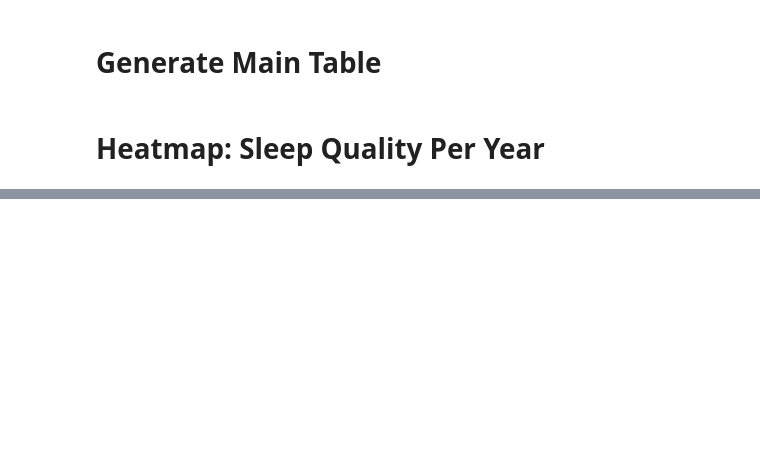
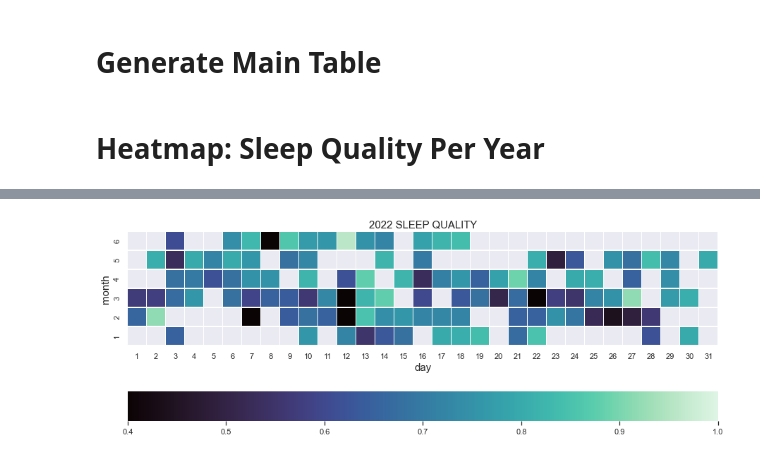
Before and after one commit to annegv/sleepvs, a Jupyter notebook: 0_sleep.ipynb, the cells around one changed output, grey strips where cells are left out. Saved outputs shown, nothing was run; the diff lists cells and outputs as text; code cells hidden in the pictures; blank space fills up the shorter version.

```diff
--- a/0_sleep.ipynb
+++ b/0_sleep.ipynb
@@ -93,0 +118,4 @@ ValueError: Index contains duplicate entries, cannot reshape
+# %%
+generate_heatmap(sleepqual22, gradient, min_col, max_col, "2022 SLEEP QUALITY")
+# %% [output]
+[figure, added]
```
Also changed, not shown: parts of 12 cells of this notebook.
